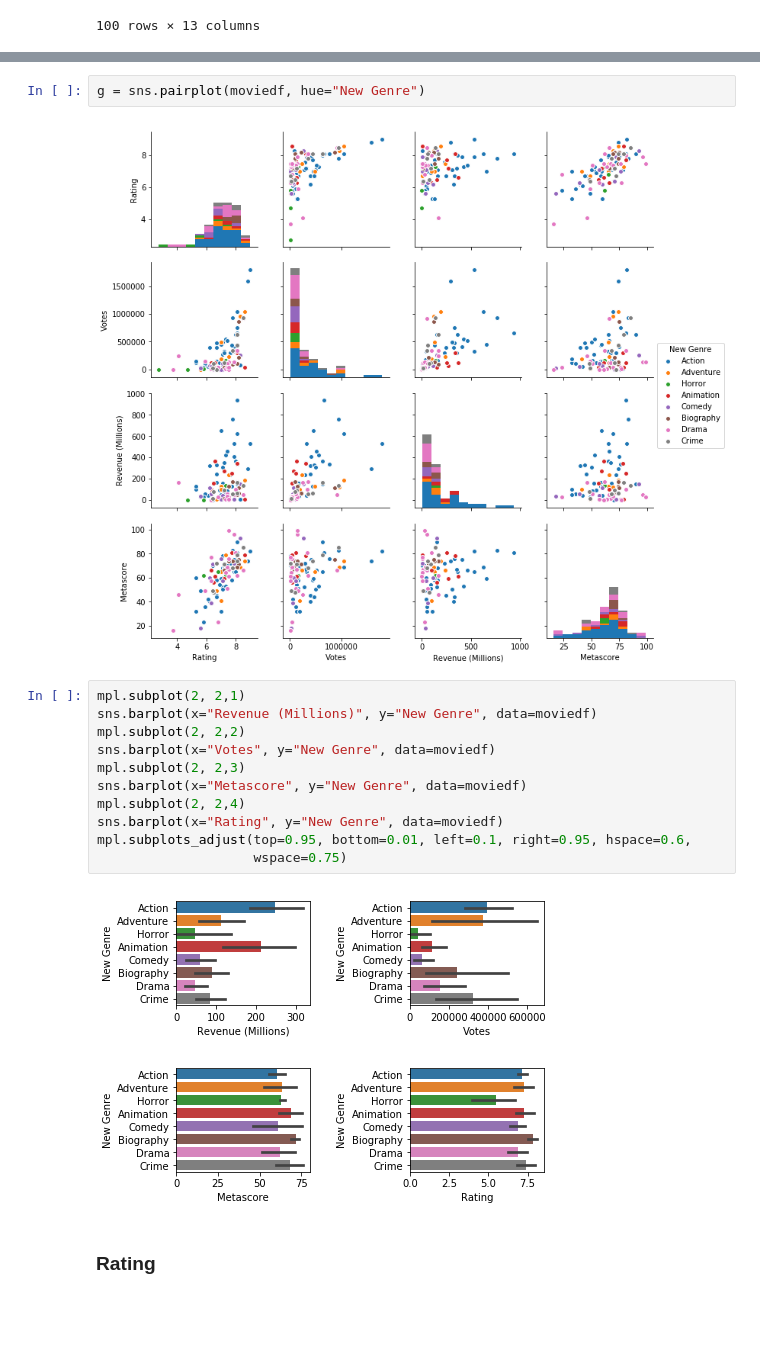
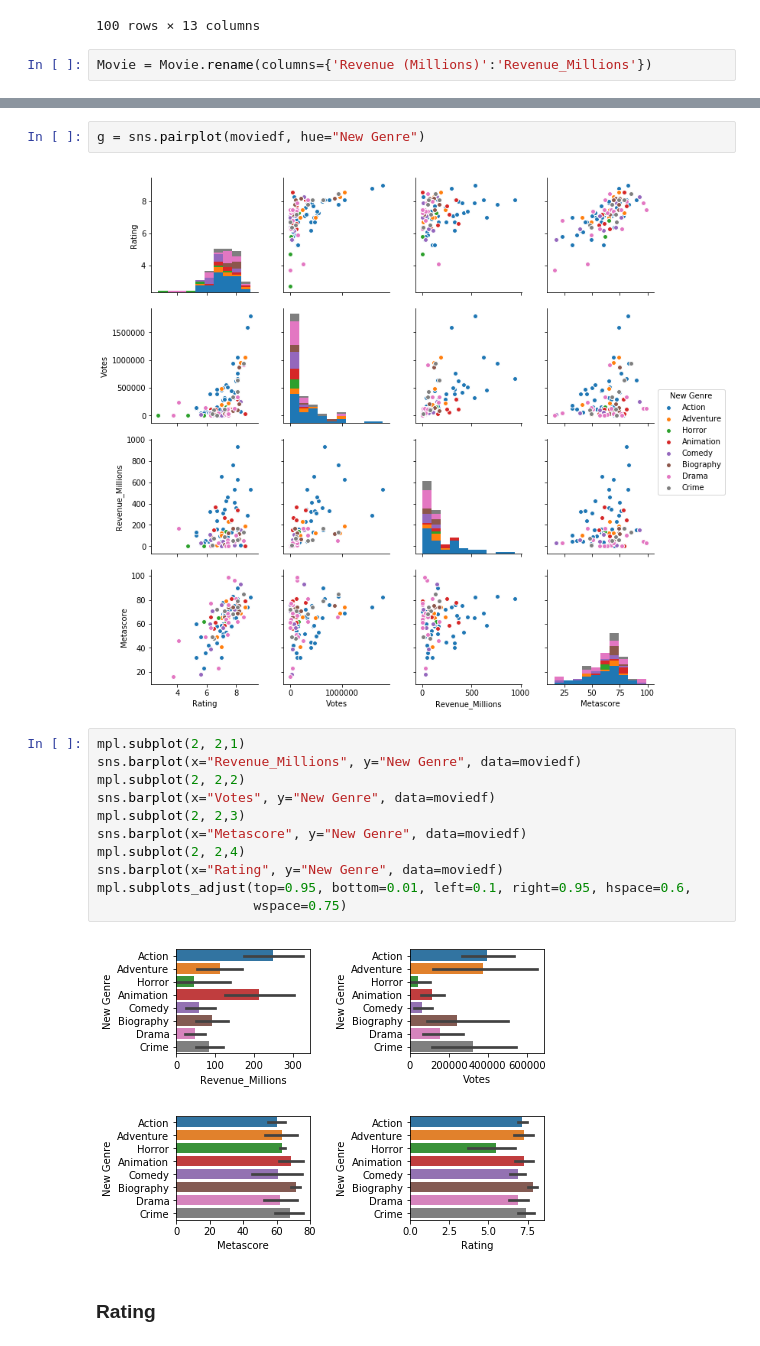
Before and after one commit to donalcarr/DC_Real-World-Simulation, a Jupyter notebook: Project 2018 - Simulation Movies.ipynb, the cells around one changed output, grey strips where cells are left out. Cells and saved outputs as stored; diff of their text form; blank space fills up the shorter version.

Commit message:
distribution: Revenue

```diff
--- a/Project 2018 - Simulation Movies.ipynb
+++ b/Project 2018 - Simulation Movies.ipynb
@@ -58,6 +58,8 @@ Movie
 | 98 | 99 | Personal Shopper | Drama,Mystery,Thriller | A personal shopper in Paris refus... | Olivier Assayas | Kristen Stewart, Lars Eidinger, S... | 2016 | 105 | 6.3 | ... |
 | 99 | 100 | The Departed | Crime,Drama,Thriller | An undercover cop and a mole in t... | Martin Scorsese | Leonardo DiCaprio, Matt Damon, Ja... | 2006 | 151 | 8.5 | ... |
 100 rows × 13 columns
+# %%
+Movie = Movie.rename(columns={'Revenue (Millions)':'Revenue_Millions'})
 # %%
 moviedf = Movie.iloc[:,[8,9,10,11,12]]
 moviedf
@@ -95,20 +97,20 @@ moviedf.describe()
 # %%
 g = sns.pairplot(moviedf, hue="New Genre")
 # %% [output]
-[figure, old version]
+[figure, new version]
 # %%
 mpl.subplot(2, 2,1)
-sns.barplot(x="Revenue (Millions)", y="New Genre", data=moviedf)
+sns.barplot(x="Revenue_Millions", y="New Genre", data=moviedf)
 mpl.subplot(2, 2,2)
 sns.barplot(x="Votes", y="New Genre", data=moviedf)
 mpl.subplot(2, 2,3)
 sns.barplot(x="Metascore", y="New Genre", data=moviedf)
 mpl.subplot(2, 2,4)
 sns.barplot(x="Rating", y="New Genre", data=moviedf)
 mpl.subplots_adjust(top=0.95, bottom=0.01, left=0.1, right=0.95, hspace=0.6,
                     wspace=0.75)
 # %% [output]
-[figure, old version]
+[figure, new version]
 # %% [markdown]
 ### Rating
 # %%
```
Also changed, not shown: parts of 13 cells of this notebook.
